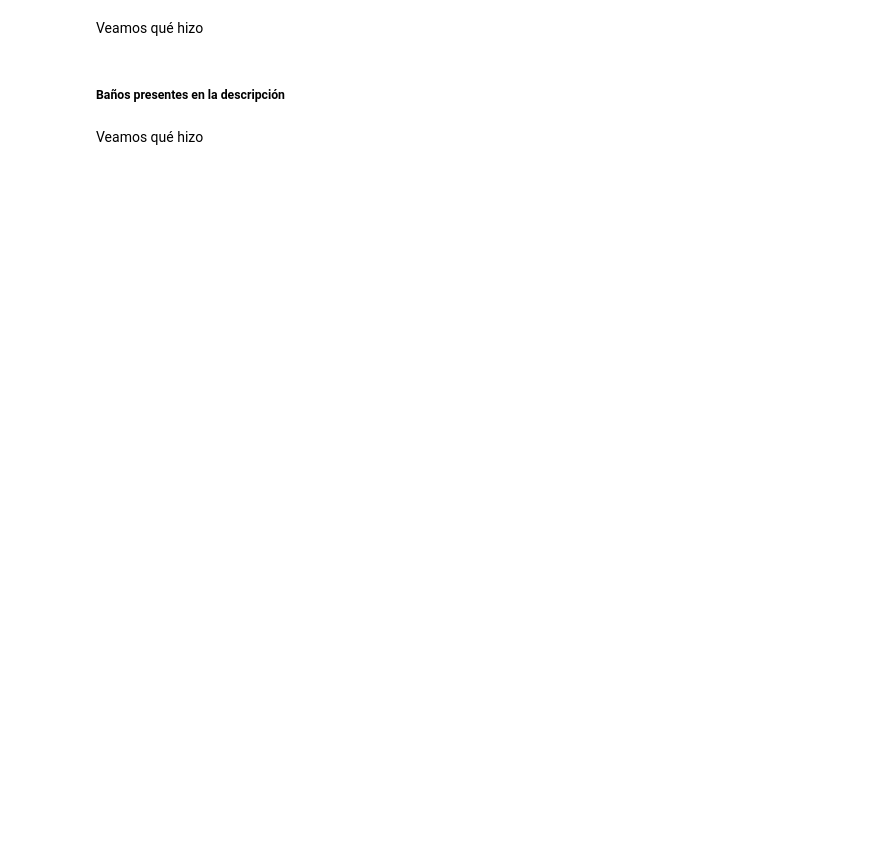
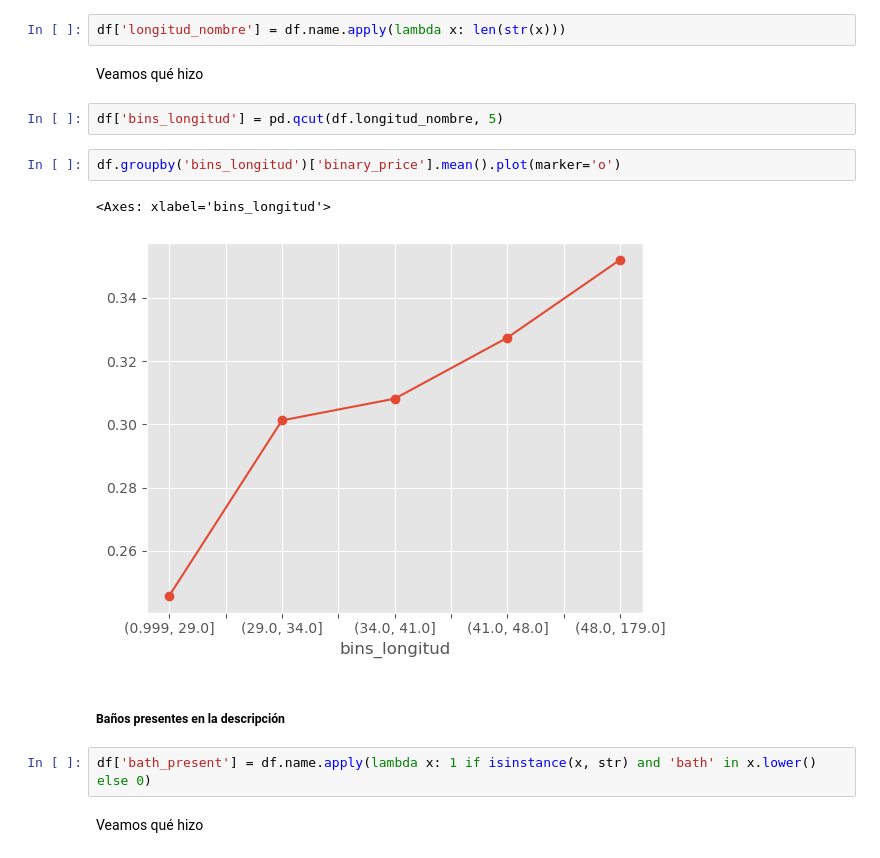
Before and after one commit to HectorH06/Data-Proc-Lab, a Jupyter notebook: Material/10,0_clase_202101.ipynb, the cells around one changed output. Cells and saved outputs as stored; diff of their text form; blank space fills up the shorter version.

```diff
--- a/Material/10,0_clase_202101.ipynb
+++ b/Material/10,0_clase_202101.ipynb
@@ -466,6 +690,17 @@ El paso posterior sería hacerlo para todo el frame, es decir, hacer una agrupac
+# %%
+df['longitud_nombre'] = df.name.apply(lambda x: len(str(x)))
 # %% [markdown]
 Veamos qué hizo
+# %%
+df['bins_longitud'] = pd.qcut(df.longitud_nombre, 5)
+# %%
+df.groupby('bins_longitud')['binary_price'].mean().plot(marker='o')
+# %% [output]
+<Axes: xlabel='bins_longitud'>
+[figure, added]
 # %% [markdown]
 ##### Baños presentes en la descripción
+# %%
+df['bath_present'] = df.name.apply(lambda x: 1 if isinstance(x, str) and 'bath' in x.lower() else 0)
 # %% [markdown]
 Veamos qué hizo
```
Also changed, not shown: parts of 20 cells of this notebook.
